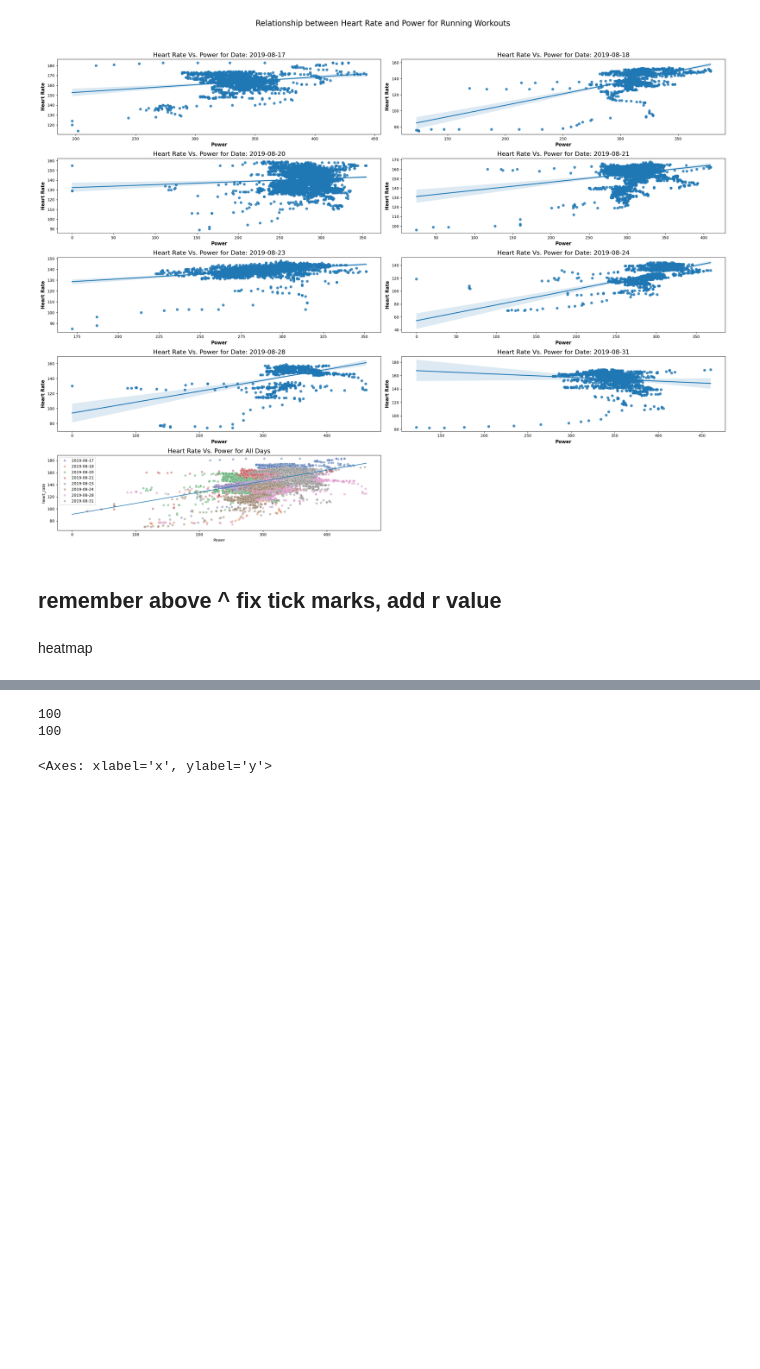
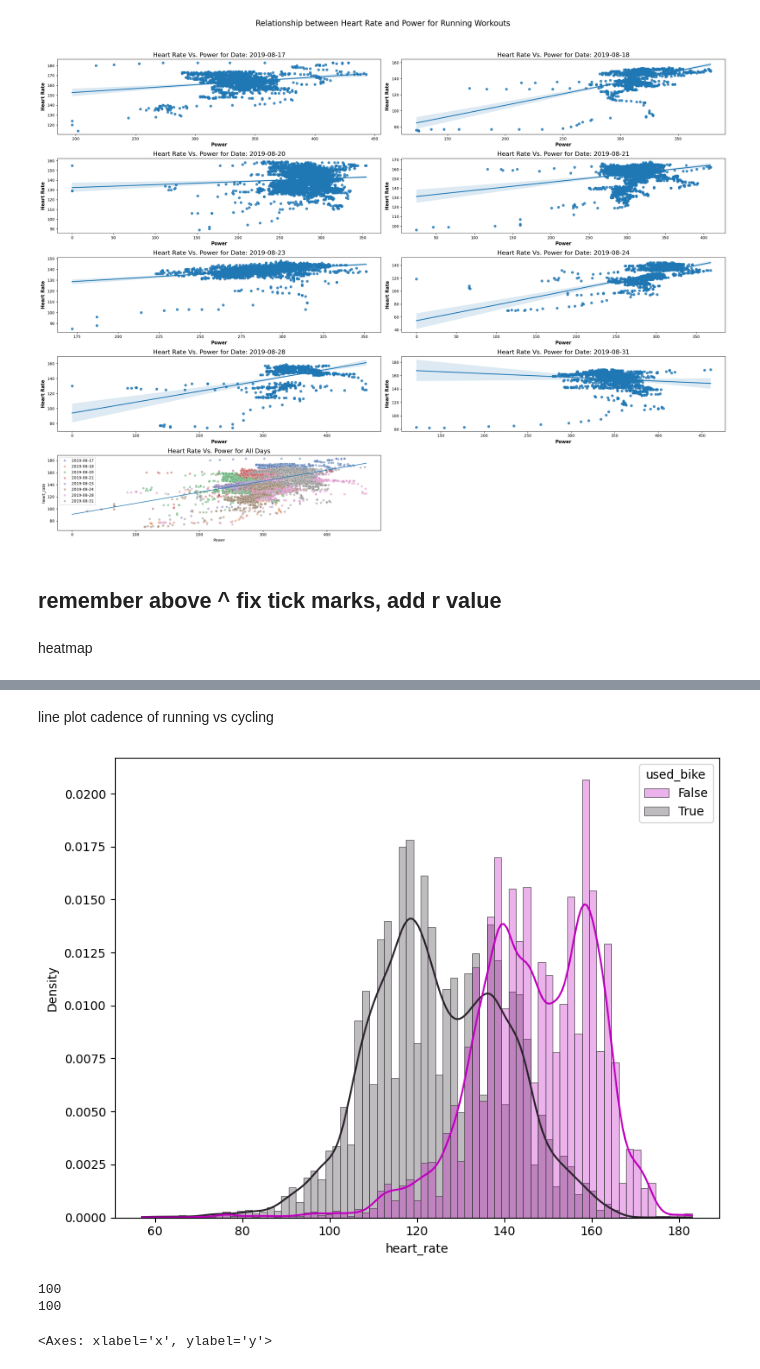
Before and after one commit to ccthatsme/siads521_assignment4, a Jupyter notebook: introduction.ipynb, the cells around one changed output, grey strips where cells are left out. Saved outputs shown, nothing was run; the diff lists cells and outputs as text; code cells hidden in the pictures; blank space fills up the shorter version.

```diff
--- a/introduction.ipynb
+++ b/introduction.ipynb
@@ -213,3 +213,38 @@ plt.show()
+# %% [markdown]
+line plot cadence of running vs cycling
+# %%
+df_bike = df[(df['used_bike'] == True)]
+
+df_bike.dropna()
+df_filtered = df[df['cadence']>50]
+df_filtered.dropna()
+# print(df_bike['date'].unique())
+# print('brick')
+# print(df_run['date'].unique())
+
+fig, ax = plt.subplots(figsize=(8,6))
+
+# for data, group in df_bike.groupby('date'):
+
+# sns.lineplot(data=df_run, x='distance', y='cadence', hue='date', ax=ax)
+sns.histplot(
+    df_filtered,
+    x="heart_rate", hue="used_bike",
+    palette="dark:m_r",
+    edgecolor=".3",
+    linewidth=.5,
+    log_scale=False,
+    ax=ax,
+    kde=True,
+    alpha=0.3,
+    stat='density'
+)
+
+
+plt.tight_layout()
+plt.show()
+# %% [output]
+[figure, added]
 # %%
 x = df_run['Power']
 y = df_run['heart_rate']
```
Also changed, not shown: parts of 1 cell of this notebook.
